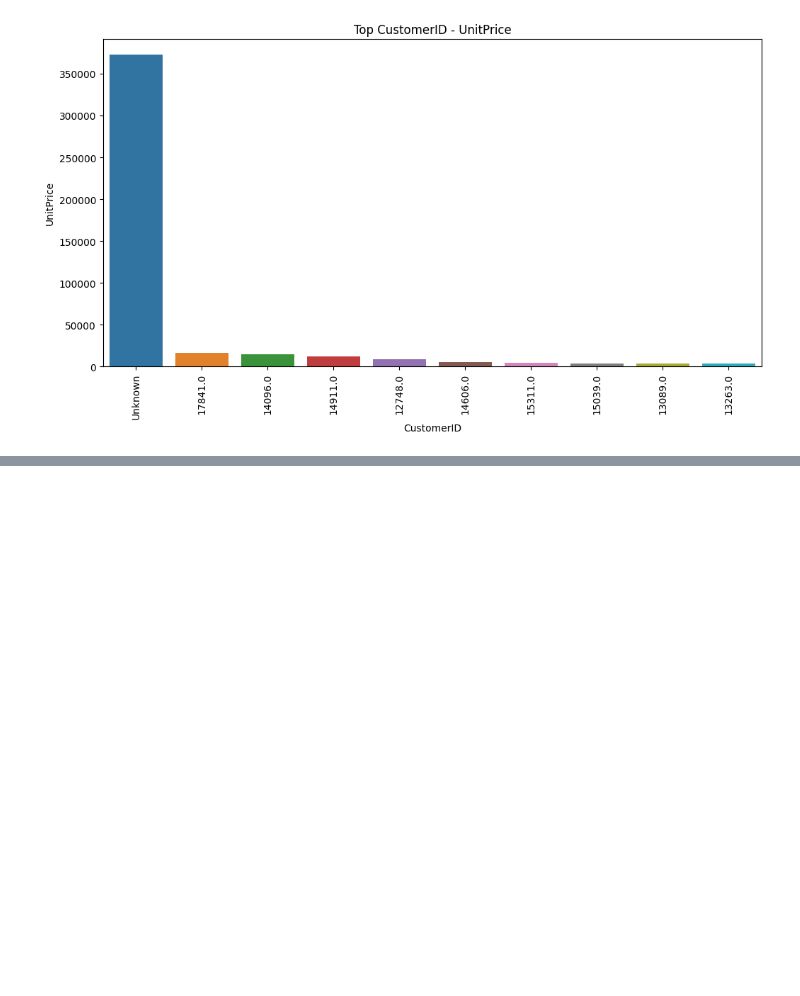
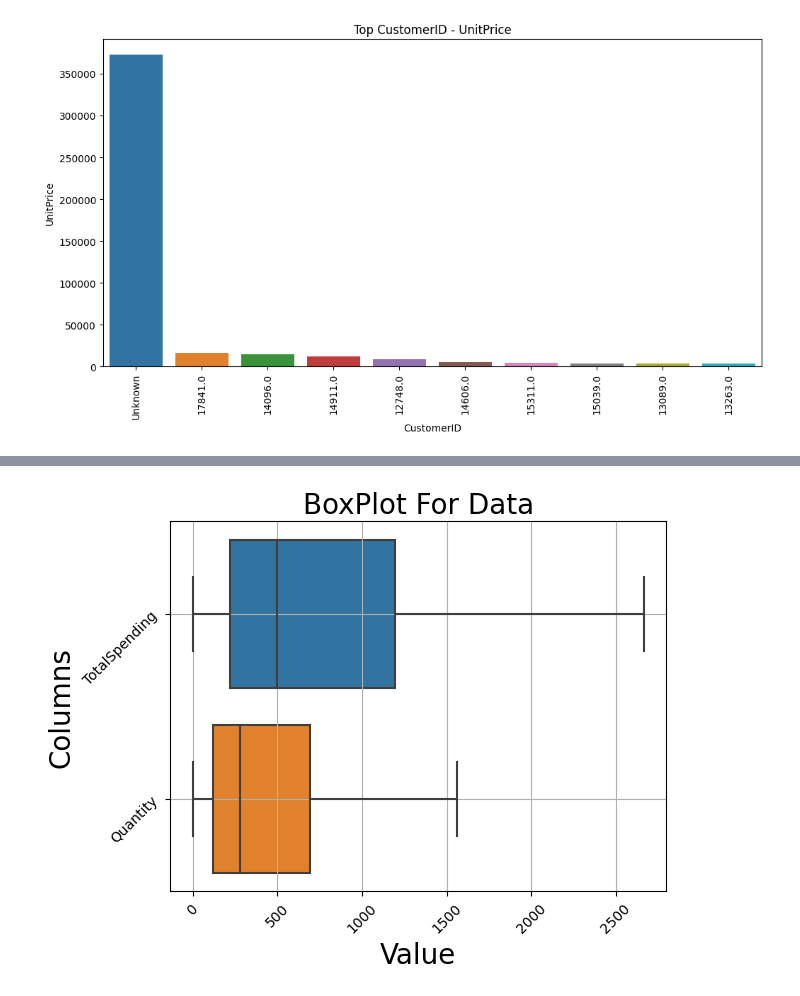
Before and after one commit to aakashsyadav1999/online-retail-dataset, a Jupyter notebook: online_retail.ipynb, the cells around one changed output, grey strips where cells are left out. Saved outputs shown, nothing was run; the diff lists cells and outputs as text; code cells hidden in the pictures; blank space fills up the shorter version.

```diff
--- a/online_retail.ipynb
+++ b/online_retail.ipynb
@@ -632,0 +552,19 @@ plt.show()
+# %%
+for i in ['TotalSpending','Quantity']:
+    q75,q25 = np.percentile(customer_data[i],[75,25])
+    intr_qr = q75-q25
+    max = q75+(1.5*intr_qr)
+    min = q25-(1.5*intr_qr)
+    customer_data[i][customer_data[i]>max]=max
+    customer_data[i][customer_data[i]<min]=min
+# %%
+sns.boxplot(data=customer_data[['TotalSpending','Quantity']],orient='h')
+plt.title('BoxPlot For Data',fontsize=20)
+plt.xlabel('Value',fontsize=20)
+plt.ylabel('Columns',fontsize=20)
+plt.xticks(rotation=45)
+plt.yticks(rotation=45)
+plt.grid(True)
+plt.show()
+# %% [output]
+[figure, added]
```
Also changed, not shown: parts of 42 cells of this notebook.
